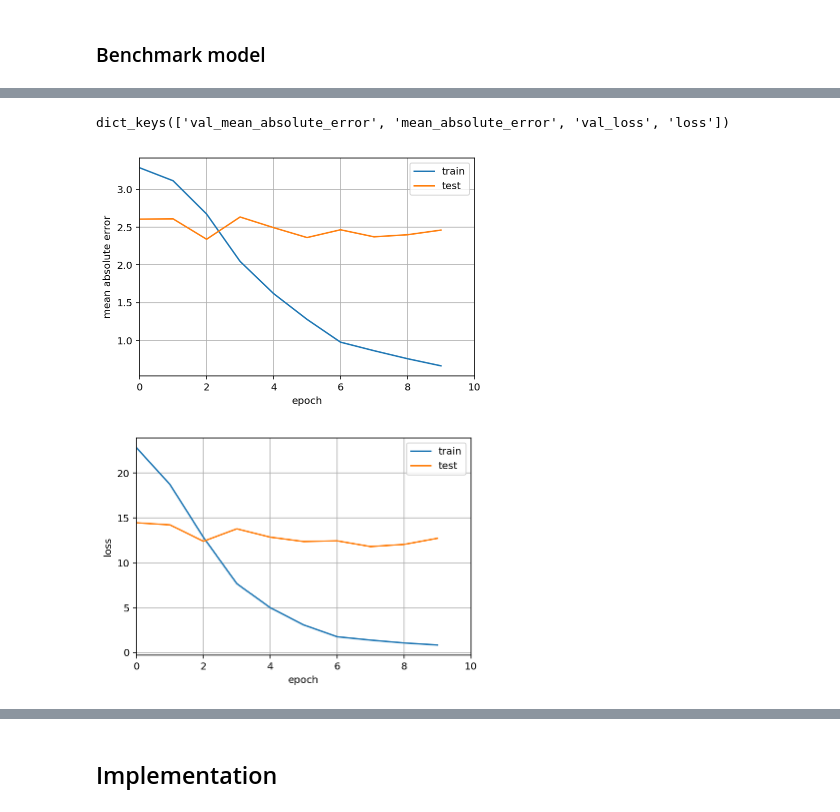
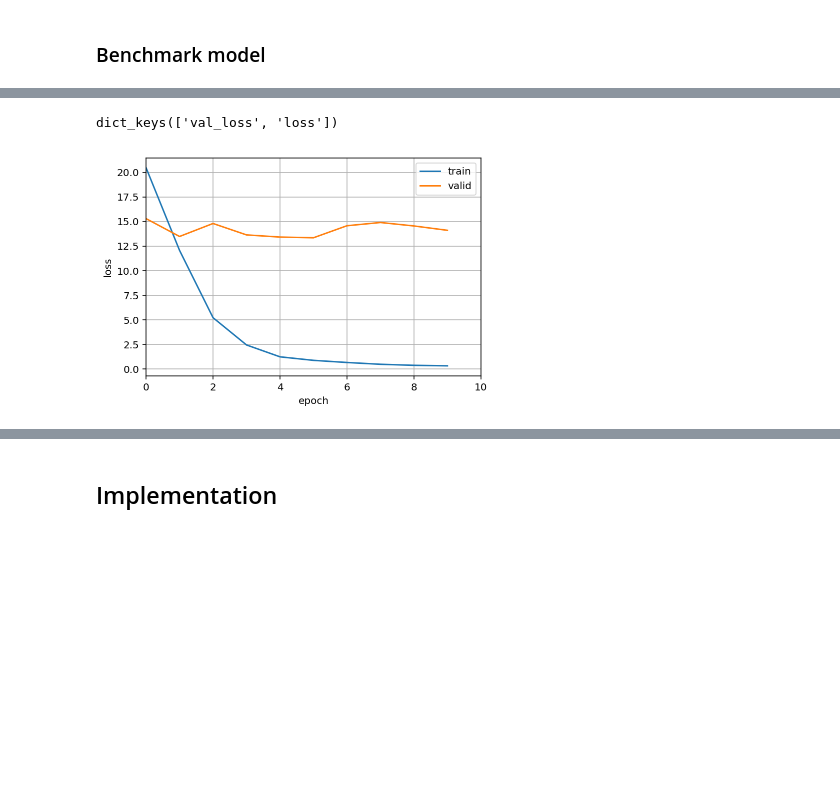
Before and after one commit to gwwang16/MLND-Capstone-Project-DeepTesla, a Jupyter notebook: DeepTesla.ipynb, the cells around one changed output, grey strips where cells are left out. Cells and saved outputs as stored; diff of their text form; code cells hidden in the pictures; blank space fills up the shorter version.

Commit message:
feat: rearrange model comparision

```diff
--- a/DeepTesla.ipynb
+++ b/DeepTesla.ipynb
@@ -283,7 +285,7 @@ def nvidia_model(img_height, img_width, img_channels):
     model.add(Dense(10,
                     activation='relu'))
     model.add(Dense(1))
-    model.compile(loss='mse', optimizer='Adam', metrics=['mae'])
+    model.compile(loss='mse', optimizer='Adam')
     return model
 # %%
 # Train the model with ordered data
@@ -291,9 +293,10 @@ base_model = nvidia_model(img_height, img_width, img_channels)
 time_start = time.time()
 # Fit the model
 base_history = base_model.fit(imgs_data, wheels_data,
-                         epochs=10,
-                         batch_size=512,
-                         validation_split=0.2)
+                              epochs=10,
+                              batch_size=256,
+                              verbose=2,
+                              validation_split=0.2)
 
 total_time = time.time() - time_start
 print('Training time: {}'.format(total_time))
@@ -318,34 +321,22 @@ Training time: 114.54056668281555
 # %%
 # list all data in history
 print(base_history.history.keys())
-# summarize history for accuracy
-plt.plot(base_history.history['mean_absolute_error'])
-plt.plot(base_history.history['val_mean_absolute_error'])
-# plt.title('Mean absolute error')
-plt.ylabel('mean absolute error')
-plt.xlabel('epoch')
-plt.legend(['train', 'test'], loc='upper right')
-plt.xlim((0,10))
-plt.xticks(np.arange(0, 11, 2))
-plt.grid()
-plt.savefig(img_dir + "/base_mae.png")
-plt.show()
 # summarize history for loss
 plt.plot(base_history.history['loss'])
 plt.plot(base_history.history['val_loss'])
+
 # plt.title('model loss')
 plt.ylabel('loss')
 plt.xlabel('epoch')
-plt.legend(['train', 'test'], loc='upper right')
+plt.legend(['train', 'valid'], loc='best')
 plt.xlim((0,10))
 plt.xticks(np.arange(0, 11, 2))
 plt.grid()
 plt.savefig(img_dir + "/base_loss.png")
 plt.show()
 # %% [output]
-dict_keys(['val_mean_absolute_error', 'mean_absolute_error', 'val_loss', 'loss'])
+dict_keys(['val_loss', 'loss'])
-[figure, old version]
+[figure, new version]
-[figure, removed]
 # %%
 # Train the model with shuffled data
 base_model = nvidia_model(img_height, img_width, img_channels)
```
Also changed, not shown: parts of 9 cells of this notebook.
